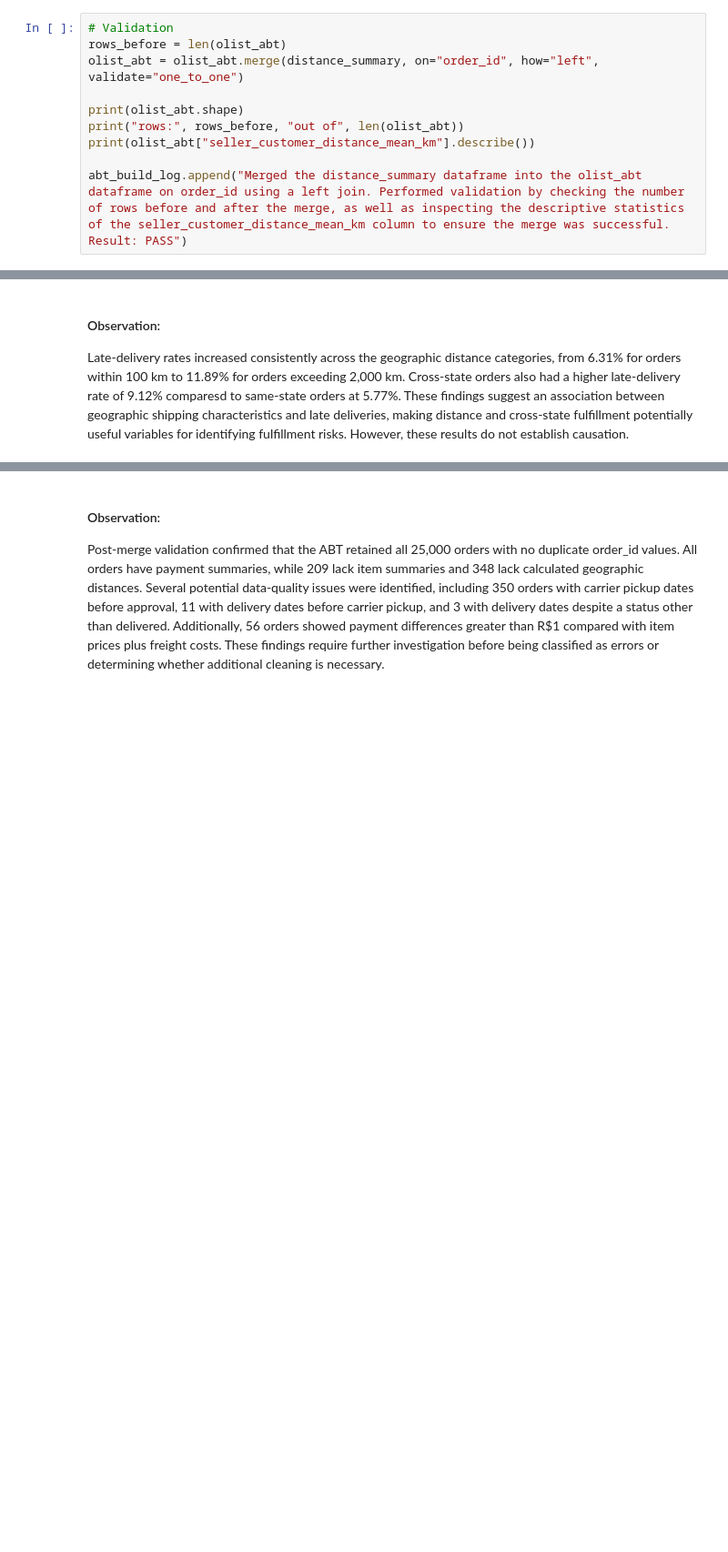
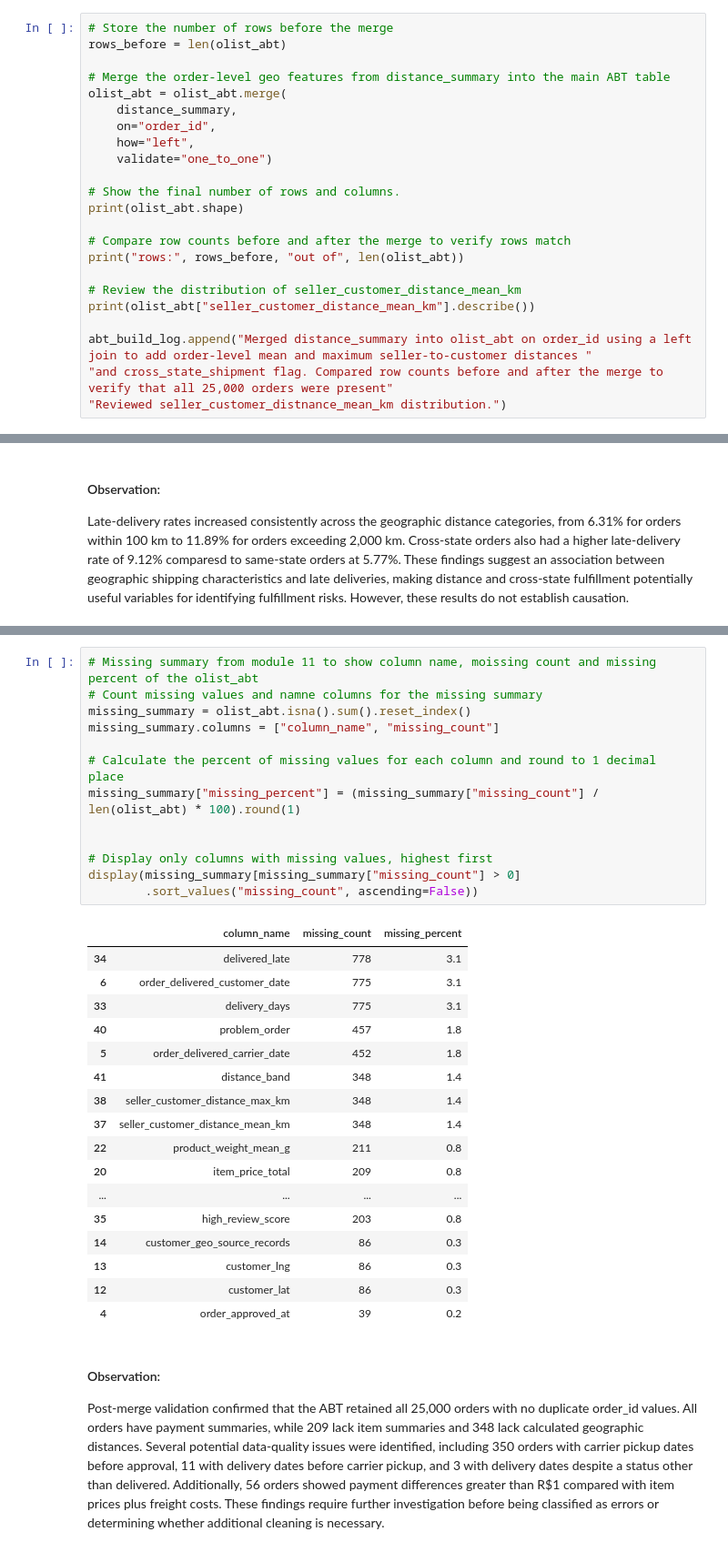
Before and after one commit to JonathanStachowiak/Option_2_Final_Project_Jonathan_Stachowiak, a Jupyter notebook: notebooks/olist_project_starter.ipynb, the cells around one changed output, grey strips where cells are left out. Shown at 91% size. Drawn from its saved outputs; the diff is of its cells as text; blank space fills up the shorter version.

```diff
--- a/notebooks/olist_project_starter.ipynb
+++ b/notebooks/olist_project_starter.ipynb
@@ -1064,13 +1122,26 @@ abt_build_log.append("Removed existing columns from the olist_abt dataframe befo
 # %%
-# Validation
+# Store the number of rows before the merge
 rows_before = len(olist_abt)
-olist_abt = olist_abt.merge(distance_summary, on="order_id", how="left", validate="one_to_one")
 
+# Merge the order-level geo features from distance_summary into the main ABT table
+olist_abt = olist_abt.merge(
+    distance_summary,
+    on="order_id",
+    how="left",
+    validate="one_to_one")
+
+# Show the final number of rows and columns.
 print(olist_abt.shape)
+
+# Compare row counts before and after the merge to verify rows match
 print("rows:", rows_before, "out of", len(olist_abt))
+
+# Review the distribution of seller_customer_distance_mean_km
 print(olist_abt["seller_customer_distance_mean_km"].describe())
 
-abt_build_log.append("Merged the distance_summary dataframe into the olist_abt dataframe on order_id using a left join. Performed validation by checking the number of rows before and after the merge, as well as inspecting the descriptive statistics of the seller_customer_distance_mean_km column to ensure the merge was successful. Result: PASS")
+abt_build_log.append("Merged distance_summary into olist_abt on order_id using a left join to add order-level mean and maximum seller-to-customer distances "
+"and cross_state_shipment flag. Compared row counts before and after the merge to verify that all 25,000 orders were present"
+"Reviewed seller_customer_distnance_mean_km distribution.")
 # %% [output]
 (25000, 40)
 rows: 25000 out of 25000
@@ -1205,6 +1294,37 @@ abt_build_log.append("Performed post-merge validation checks on the olist_abt da
 Total rows: 25000
 Unique orders: 25000
 Duplicate order IDs: 0
+# %%
+# Missing summary from module 11 to show column name, moissing count and missing percent of the olist_abt
+# Count missing values and namne columns for the missing summary
+missing_summary = olist_abt.isna().sum().reset_index()
+missing_summary.columns = ["column_name", "missing_count"]
+
+# Calculate the percent of missing values for each column and round to 1 decimal place
+missing_summary["missing_percent"] = (missing_summary["missing_count"] / len(olist_abt) * 100).round(1)
+
+
+# Display only columns with missing values, highest first
+display(missing_summary[missing_summary["missing_count"] > 0]
+        .sort_values("missing_count", ascending=False))
+# %% [output]
+|  | column_name | missing_count | missing_percent |
+| 34 | delivered_late | 778 | 3.1 |
+| 6 | order_delivered_customer_date | 775 | 3.1 |
+| 33 | delivery_days | 775 | 3.1 |
+| 40 | problem_order | 457 | 1.8 |
+| 5 | order_delivered_carrier_date | 452 | 1.8 |
+| 41 | distance_band | 348 | 1.4 |
+| 38 | seller_customer_distance_max_km | 348 | 1.4 |
+| 37 | seller_customer_distance_mean_km | 348 | 1.4 |
+| 22 | product_weight_mean_g | 211 | 0.8 |
+| 20 | item_price_total | 209 | 0.8 |
+| ... | ... | ... | ... |
+| 35 | high_review_score | 203 | 0.8 |
+| 14 | customer_geo_source_records | 86 | 0.3 |
+| 13 | customer_lng | 86 | 0.3 |
+| 12 | customer_lat | 86 | 0.3 |
+| 4 | order_approved_at | 39 | 0.2 |
 # %% [markdown]
 #### Observation:
 Post-merge validation confirmed that the ABT retained all 25,000 orders with no duplicate order_id values. All orders have payment summaries, while 209 lack item summaries and 348 lack calculated geographic distances. Several potential data-quality issues were identified, including 350 orders with carrier pickup dates before approval, 11 with delivery dates before carrier pickup, and 3 with delivery dates despite a status other than delivered. Additionally, 56 orders showed payment differences greater than R$1 compared with item prices plus freight costs. These findings require further investigation before being classified as errors or determining whether additional cleaning is necessary.
```
Also changed, not shown: parts of 26 cells of this notebook.
